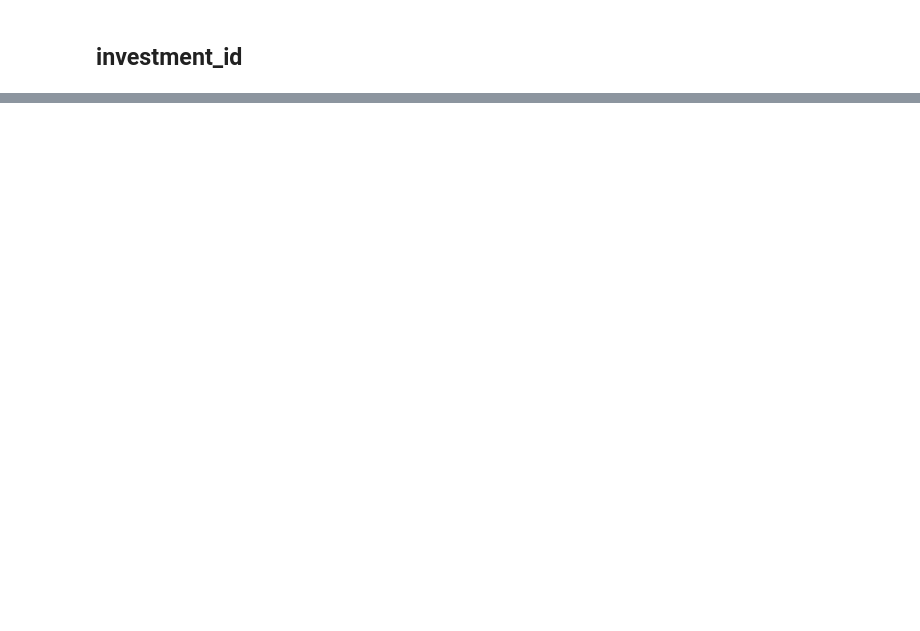
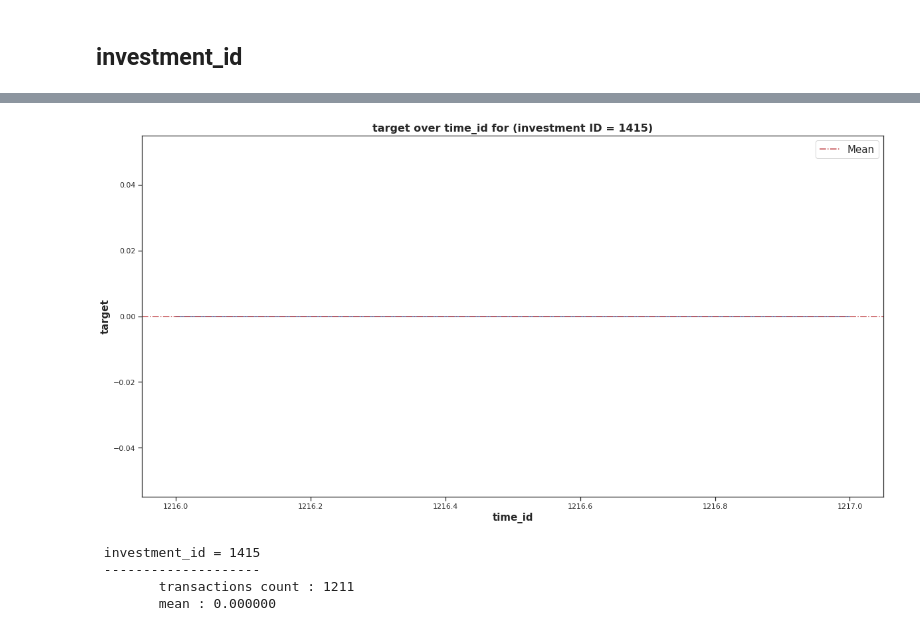
Before and after one commit to blackJJW/Kaggle, a Jupyter notebook: ubiquant.ipynb, the cells around one changed output, grey strips where cells are left out. Cells and saved outputs as stored; diff of their text form; code cells hidden in the pictures; blank space fills up the shorter version.

```diff
--- a/ubiquant.ipynb
+++ b/ubiquant.ipynb
@@ -179,0 +249,25 @@ plt.show()
+# %%
+"""
+# investment_id = 1415
+id_1415 = train_df[train_df['investment_id'] == 1415]
+mean = round(id_1415['target'].mean(), 3)
+plt.figure(figsize = (20, 10))
+sns.set(style = 'ticks', font_scale = 1)
+ax = sns.lineplot(data = id_1415, x = 'time_id', y = 'target')
+ax.axhline(mean,label = 'Mean', color = 'r', linestyle = '-.')
+ax.legend(prop={'size':15}, loc='upper right')
+ax.set_xlabel('time_id',fontsize = 15,weight = 'bold')
+ax.set_ylabel('target',fontsize = 15,weight = 'bold')
+plt.title('target over time_id for (investment ID = 1415)',fontsize = 16,weight = 'bold');
+plt.show()
+
+print("\n investment_id = 1415\n",'-'*len(str('investment_id = 1415')))
+print(f"\ttransactions count : {inv_id.values.max()}")
+print(f"\tmean : {mean:.6f}")
+"""
+# %% [output]
+[figure, added]
+ investment_id = 1415
+ --------------------
+        transactions count : 1211
+        mean : 0.000000
```
Also changed, not shown: parts of 27 cells of this notebook.
